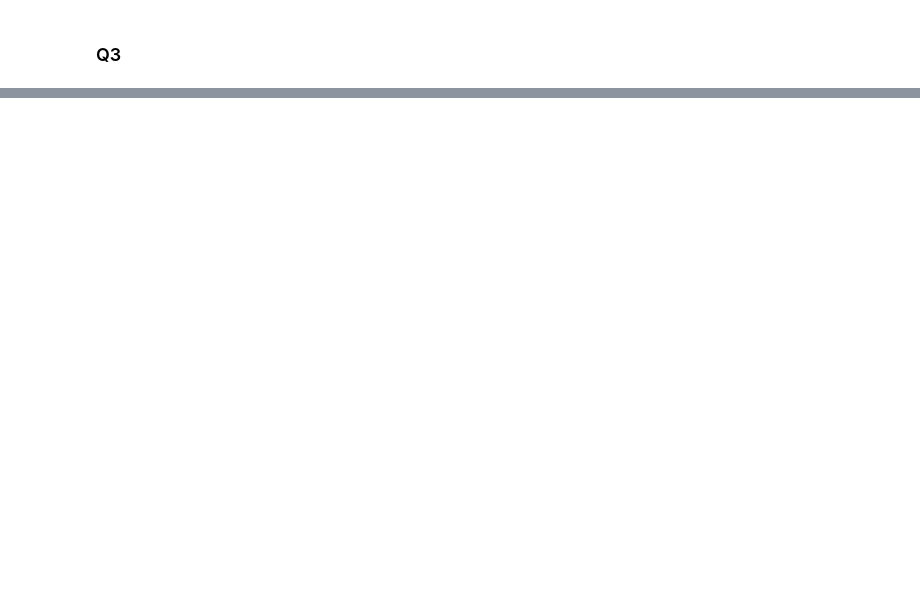
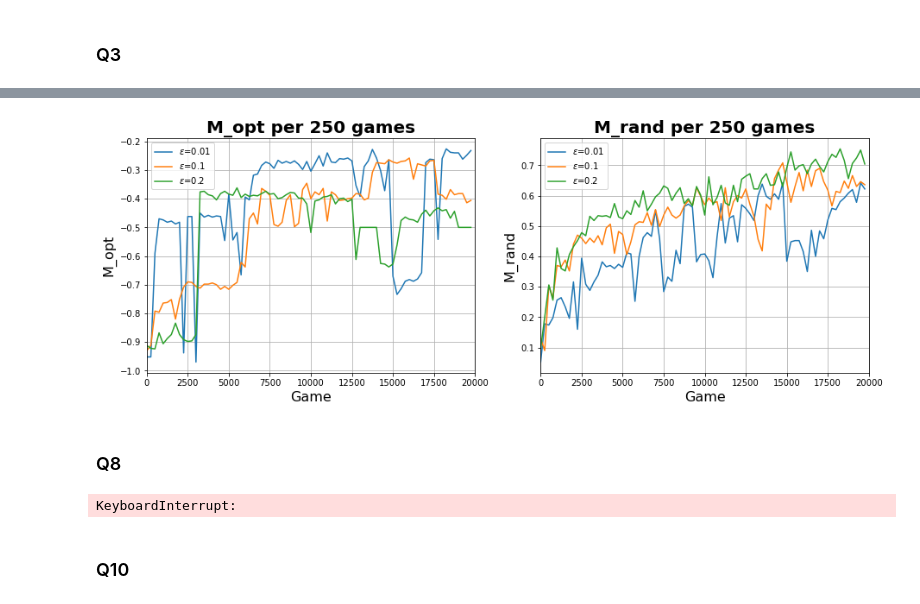
Before and after one commit to mismayil/ann-miniproject, a Jupyter notebook: QLearner.ipynb, the cells around one changed output, grey strips where cells are left out. Saved outputs shown, nothing was run; the diff lists cells and outputs as text; code cells hidden in the pictures; blank space fills up the shorter version.

```diff
--- a/QLearner.ipynb
+++ b/QLearner.ipynb
@@ -121,0 +178,36 @@ KeyboardInterrupt:
+# %%
+epsilons = [0.01, 0.1, 0.2]
+self_q_players = []
+
+for eps in epsilons:
+    qvalues = defaultdict(int)
+    q_player1 = QPlayer(epsilon=eps, qvalues=qvalues, log_every=250, test_every=250)
+    q_player2 = QPlayer(epsilon=eps, qvalues=qvalues, log_every=250, test_every=250)
+    play(q_player1, q_player2, episodes=20000)
+    self_q_players.append(q_player1)
+
+
+save_stats(players=self_q_players, path='answers/Q7.npy')
+# %%
+plot_m_values(stats_path='answers/Q7.npy', labels=[f'$\epsilon$={eps}' for eps in epsilons])
+# %% [output]
+[figure, added]
+# %% [markdown]
+### Q8
+# %%
+EPS_MIN = 0.1
+EPS_MAX = 0.8
+n_stars = [1, 100, 1000, 10000, 40000]
+self_n_star_players = []
+
+for n_star in n_stars:
+    get_epsilon = lambda n, n_star=n_star: max(EPS_MIN, EPS_MAX * (1 - n / n_star))
+    qvalues = defaultdict(int)
+    q_player1 = QPlayer(epsilon=eps, qvalues=qvalues, log_every=250, test_every=250)
+    q_player2 = QPlayer(epsilon=eps, qvalues=qvalues, log_every=250, test_every=250)
+    play(q_player1, q_player2, episodes=20000)
+    self_n_star_players.append(q_player)
+
+save_stats(players=self_n_star_players, path='answers/Q3.npy')
+# %% [output]
+KeyboardInterrupt:
@@ -121,0 +216,2 @@ KeyboardInterrupt:
+# %% [markdown]
+### Q10
```
Also changed, not shown: parts of 16 cells of this notebook, 6 other files.
